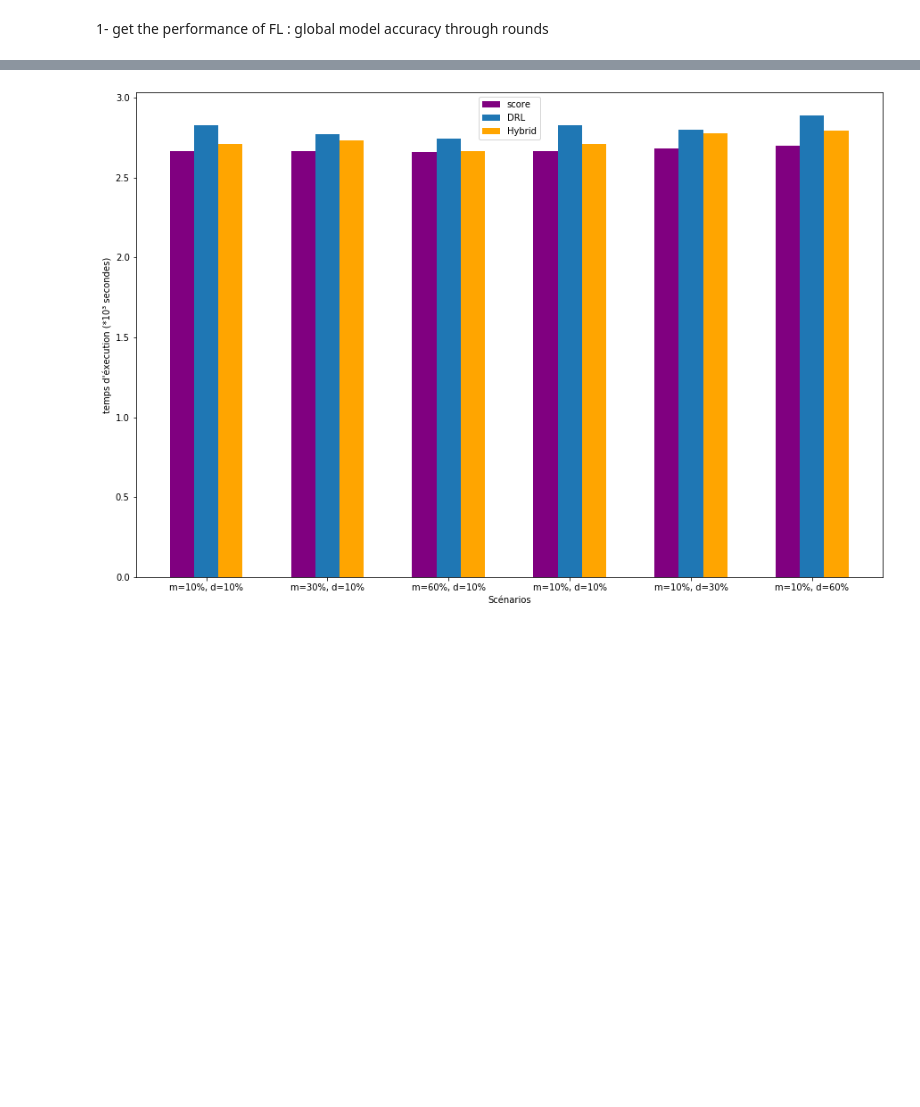
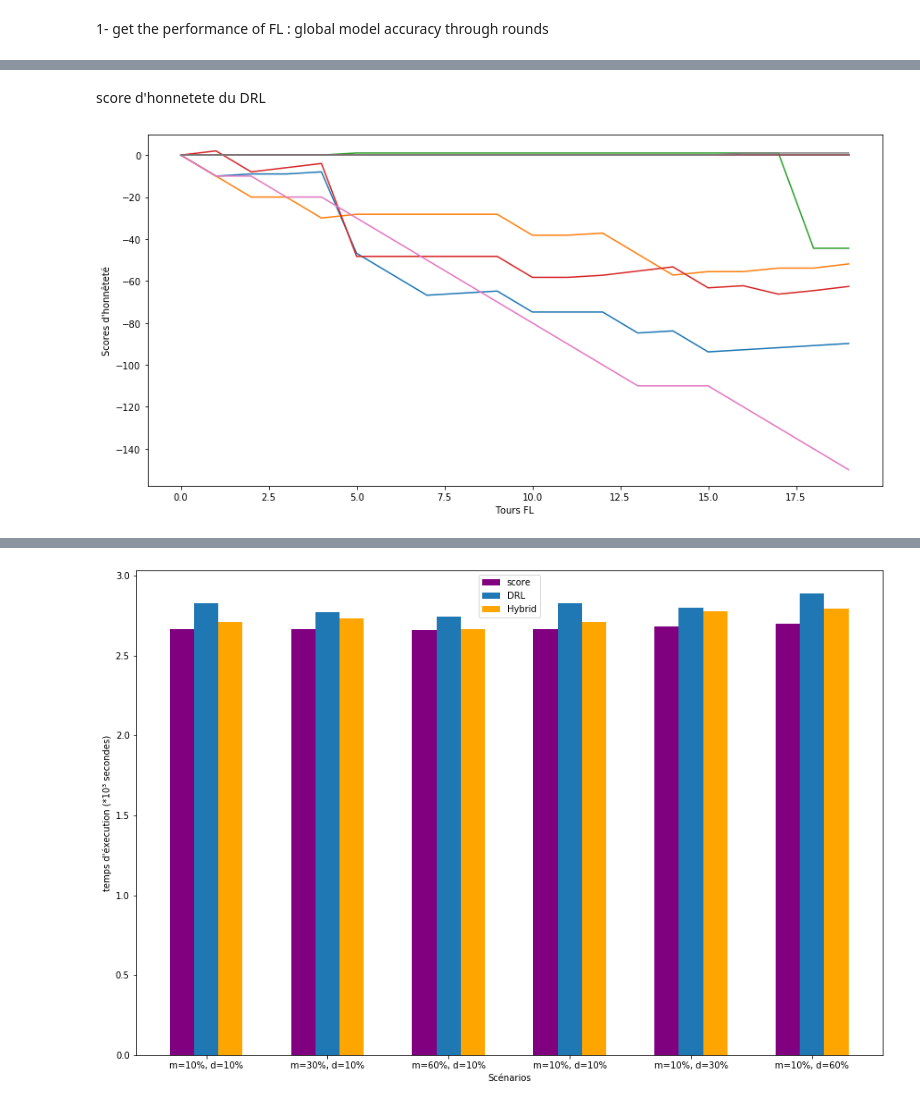
Before and after one commit to PFEWorkspace/code, a Jupyter notebook: scratch/subdir/utils/plot.ipynb, the cells around one changed output, grey strips where cells are left out. Drawn from its saved outputs; the diff is of its cells as text; code cells hidden in the pictures; blank space fills up the shorter version.

```diff
--- a/scratch/subdir/utils/plot.ipynb
+++ b/scratch/subdir/utils/plot.ipynb
@@ -78,26 +112,47 @@ with open("../../../blockchain.json",'r') as f:
+# %% [markdown]
+score d'honnetete du DRL
 # %%
+
+with open("../demo/drl/blockchain.json",'r') as f:
+    data = json.load(f)
+
 # Create a dictionary to store honesty values for each nodeId
 honesty_values_dict = {}
 
 # Iterate through the transactions of all blocks
 for json_obj in data:
     for transaction in json_obj['Transactions']:
         if transaction['Content']['message_type'] == 1:
             node_id = transaction['Content']['nodeId']
             honesty = transaction['Content']['honesty']
 
             if node_id not in honesty_values_dict:
                 honesty_values_dict[node_id] = []
 
             honesty_values_dict[node_id].append(honesty)
 
-# # Print honesty values for each node in a single line
-# for node_id in range(0, 50):  # Assuming node IDs are from 1 to 100
-#     if node_id in honesty_values_dict:
-#         honesty_list = honesty_values_dict[node_id]
-#         if len(honesty_list)==7 :
-#             honesty_list.append(honesty_list[-1])
-#         print(f"Node {node_id}: {honesty_list}")
-#     else:
-#         print(f"Node {node_id}: No honesty values")
+#  Specify the node IDs you want to include on the plot
+specific_node_ids = [11,17,38,37,77,95,86,97]  # Add the node IDs you want to display
+
+# Prepare data for plotting
+node_ids = sorted(honesty_values_dict.keys())
+
+block_ids = [json_obj['BlockId'] for json_obj in data]
+
+plt.figure(figsize=(12, 6))
+
+
+# Plot honesty values for each node
+for node_id in specific_node_ids:
+    honesty_values = honesty_values_dict[node_id]
+    plt.plot(index, honesty_values)
+
+plt.xlabel('Tours FL')
+plt.ylabel("Scores d'honnêteté")
+plt.tight_layout()
+
+# Show or save the plot
+plt.show()
+# %% [output]
+[figure, added]
 # %%
```
Also changed, not shown: parts of 9 cells of this notebook, 1 other file.
